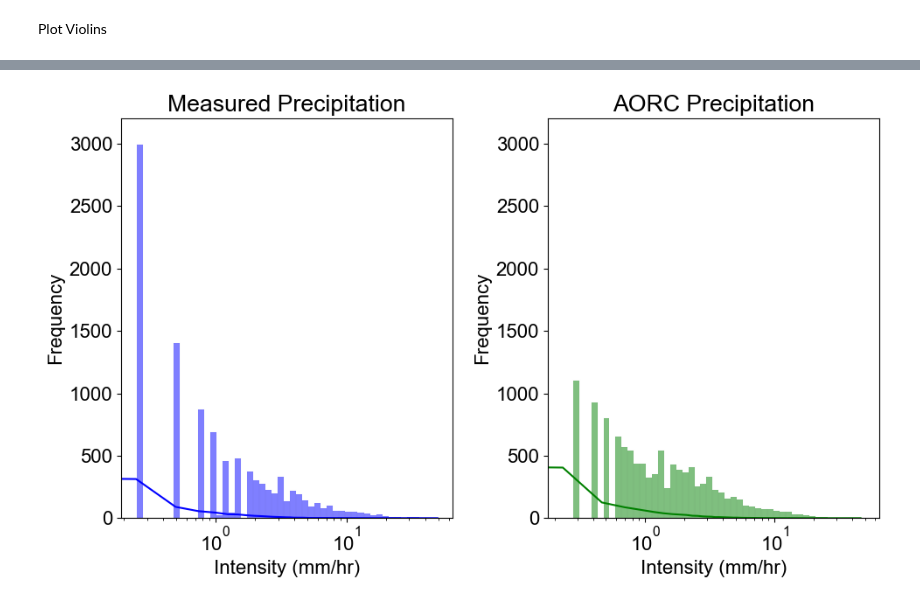
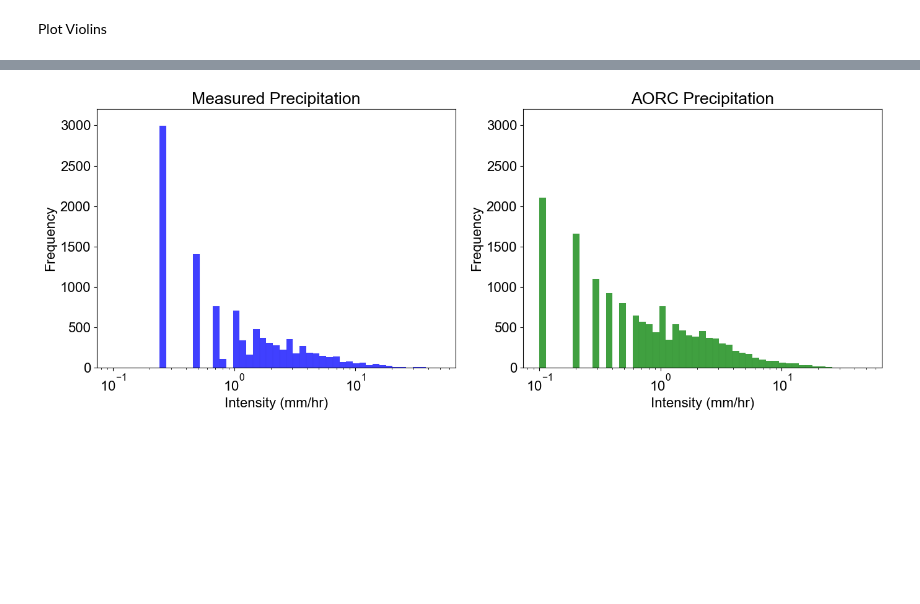
Before and after one commit to AustinFarnum/ClimateChangePrecipitationProjection, a Jupyter notebook: precip_projection_CC_single_city.ipynb, the cells around one changed output, grey strips where cells are left out. Cells and saved outputs as stored; diff of their text form; code cells hidden in the pictures; blank space fills up the shorter version.

```diff
--- a/precip_projection_CC_single_city.ipynb
+++ b/precip_projection_CC_single_city.ipynb
@@ -841,42 +837,49 @@ plt.show()
 # %%
 import matplotlib.pyplot as plt
 import seaborn as sns
 
 # Get precipitation data
 x0 = storms_obs_historical.loc[ :, 'pr' ]
 x1 = storms_obs_AORC.loc[ :, 'pr' ]
 
 # Create a figure with two subplots
-plt.figure( figsize=( 10, 6 ) )
+plt.figure(figsize=(14, 5.6))
 
 # Plot histogram for storms_obs_historical data
 
 # Filter out zero or negative values
 x0_nonzero = x0[x0 > 0]
-bins = np.logspace(np.log10(x0_nonzero.min()), np.log10(x0_nonzero.max()), 50)
+x1_nonzero = x1[x1 > 0]
+combined_min = min(x0_nonzero.min(), x1_nonzero.min())
+combined_max = max(x0_nonzero.max(), x1_nonzero.max())
 
-plt.subplot( 1, 2, 1 )  # 1 row, 2 columns, first subplot
-sns.histplot( x0, bins=bins, kde=True, color='blue', label='Measured' )
-plt.title( 'Measured Precipitation' )
-plt.xlabel( 'Intensity (mm/hr)' )
-plt.ylabel( 'Frequency' )
+
+bins = np.logspace(np.log10(combined_min), np.log10(combined_max), 50)
+
+plt.subplot(1, 2, 1)  # 1 row, 2 columns, first subplot
+sns.histplot( x0, bins = bins, kde = False, color = 'blue', label = 'Measured' )
+plt.title('Measured Precipitation')
+plt.xlabel('Intensity (mm/hr)')
+plt.ylabel('Frequency')
 plt.xscale('log')
 plt.ylim(0, 3200)
 
 # Plot histogram for storms_obs_AORC data
 plt.subplot( 1, 2, 2 )  # 1 row, 2 columns, second subplot
-sns.histplot( x1, bins= bins, kde=True, color='green', label='AORC' )
-plt.title( 'AORC Precipitation' )
-plt.xlabel( 'Intensity (mm/hr)' )
-plt.ylabel( 'Frequency' )
+sns.histplot(x1, bins = bins, kde = False, color = 'green', label = 'AORC' )
+plt.title('AORC Precipitation')
+plt.xlabel('Intensity (mm/hr)')
+plt.ylabel('Frequency')
 plt.xscale('log')
 plt.ylim(0, 3200)
 
 
 # Adjust layout
 plt.tight_layout()
 
+plt.savefig("files/output/Dover/plots/AORC_vs_Historical/histo_nonzero.png")
+
 # Show the plot
 plt.show()
 # %% [output]
-[figure, old version]
+[figure, new version]
```
Also changed, not shown: parts of 15 cells of this notebook, 4 other files.
